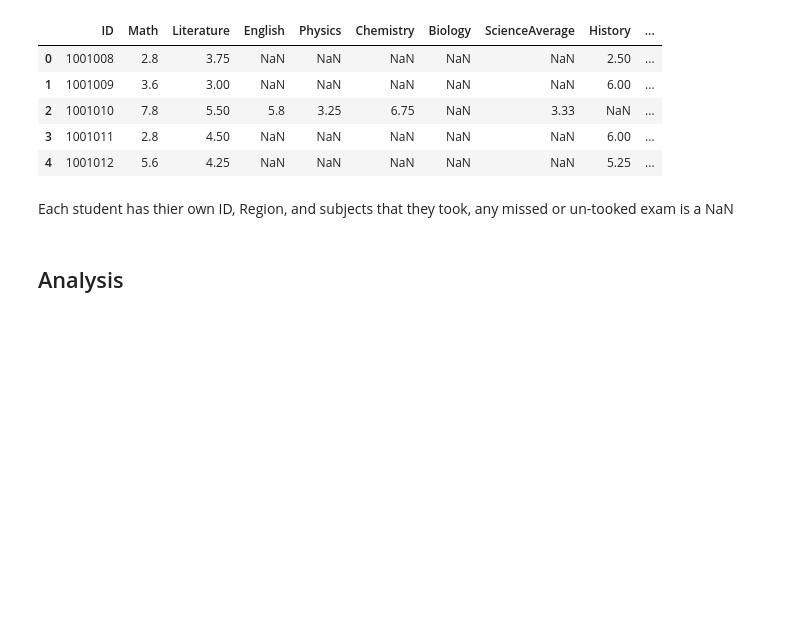
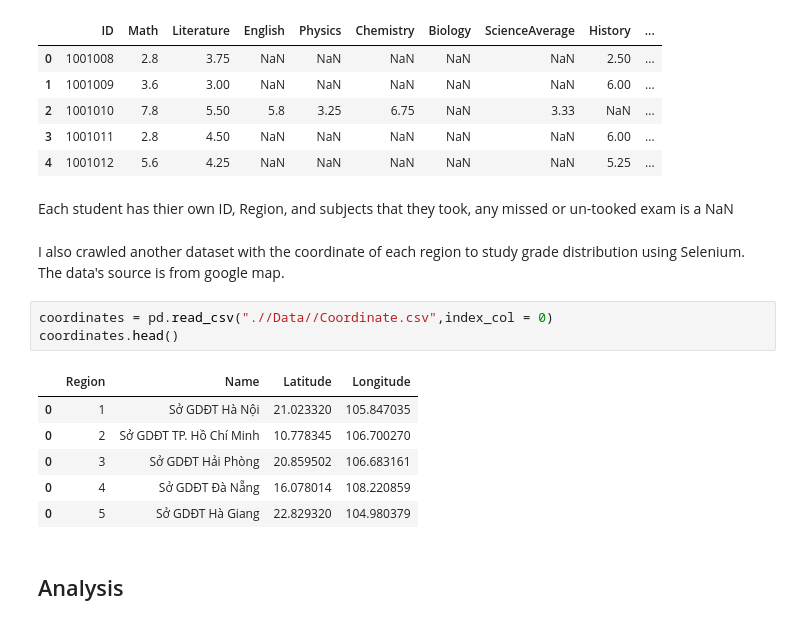
Before and after one commit to tlminhkhoa/2020-National-Exam, a Jupyter notebook: Analysis.ipynb, the cells around one changed output. Saved outputs shown, nothing was run; the diff lists cells and outputs as text; blank space fills up the shorter version.

```diff
--- a/Analysis.ipynb
+++ b/Analysis.ipynb
@@ -67,6 +67,18 @@ data.head()
 | 4 | 1001012 | 5.6 | 4.25 | NaN | NaN | NaN | NaN | NaN | 5.25 | ... |
 # %% [markdown]
 Each student has thier own ID, Region, and subjects that they took, any missed or un-tooked exam is a NaN
+# %% [markdown]
+I also crawled another dataset with the coordinate of each region to study grade distribution using Selenium. The data's source is from google map.
+# %%
+coordinates = pd.read_csv(".//Data//Coordinate.csv",index_col = 0)
+coordinates.head()
+# %% [output]
+|  | Region | Name | Latitude | Longitude |
+| 0 | 1 | Sở GDĐT Hà Nội | 21.023320 | 105.847035 |
+| 0 | 2 | Sở GDĐT TP. Hồ Chí Minh | 10.778345 | 106.700270 |
+| 0 | 3 | Sở GDĐT Hải Phòng | 20.859502 | 106.683161 |
+| 0 | 4 | Sở GDĐT Đà Nẵng | 16.078014 | 108.220859 |
+| 0 | 5 | Sở GDĐT Hà Giang | 22.829320 | 104.980379 |
 # %% [markdown]
 ## Analysis
 # %% [markdown]
```
Also changed, not shown: parts of 4 cells of this notebook, 9 other files.
